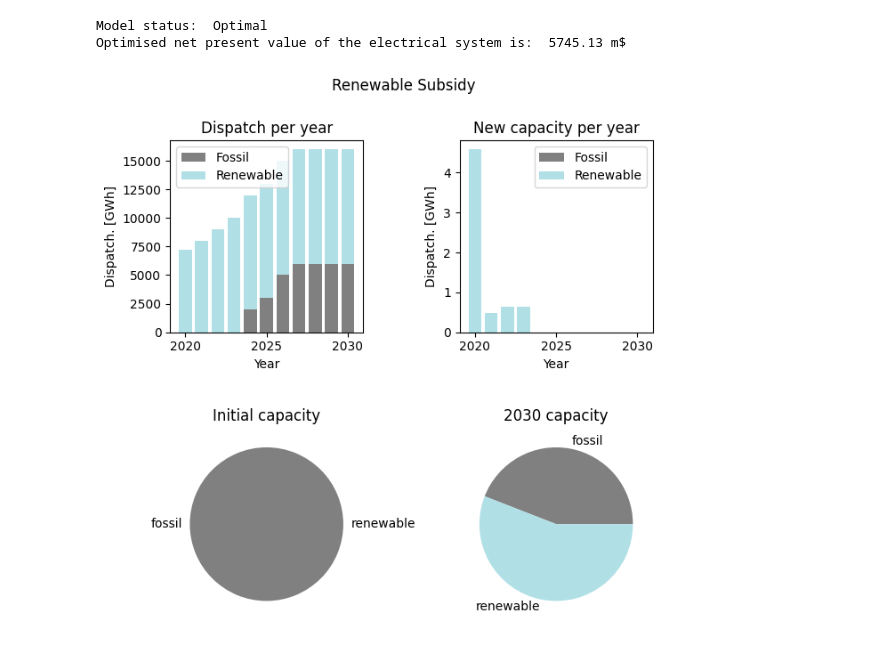
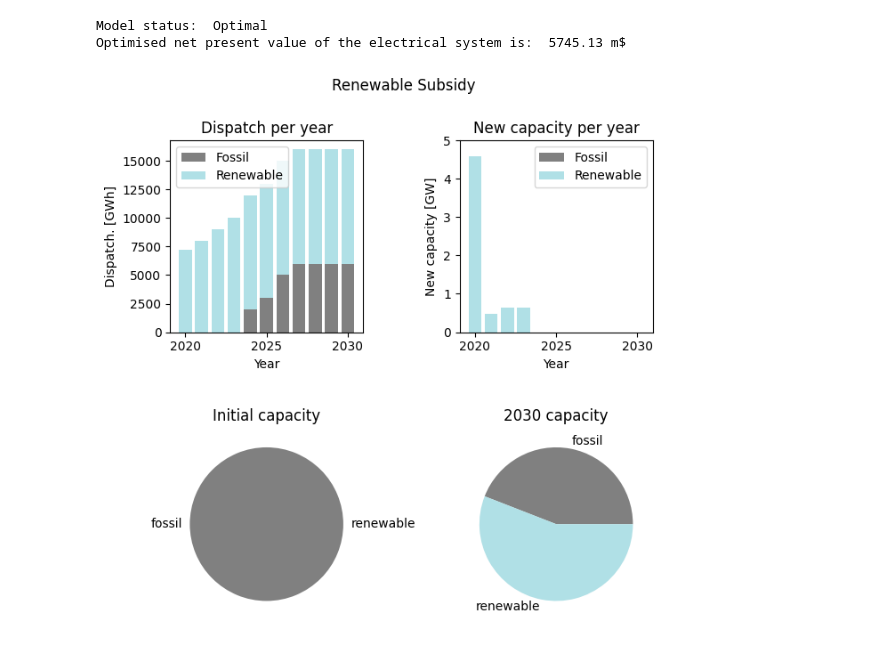
Before and after one commit to RozaliaBuzova/single-region-energy-system-optimisation, a Jupyter notebook: Single_Region_Energy_Model_Local.ipynb, the cells around one changed output. Saved outputs shown, nothing was run; the diff lists cells and outputs as text; code cells hidden in the pictures.

```diff
--- a/Single_Region_Energy_Model_Local.ipynb
+++ b/Single_Region_Energy_Model_Local.ipynb
@@ -578,32 +581,33 @@ ax[0,0].set_xticks([2020, 2025, 2030])
 ax[0,0].legend()
 
 #Top right
 ax[0,1].bar(years, [subsidy_new_capacity[('fossil',y)] for y in years], \
        color = 'grey', \
        label = 'Fossil')
 ax[0,1].bar(years, [subsidy_new_capacity[('renewable',y)] for y in years], \
        color = 'powderblue', \
        label = 'Renewable')
 ax[0,1].set_title('New capacity per year')
 ax[0,1].set_xlabel('Year')
-ax[0,1].set_ylabel('Dispatch. [GWh]')
+ax[0,1].set_ylabel('New capacity [GW]')
 ax[0,1].set_xticks([2020, 2025, 2030])
+ax[0,1].set_ylim(top=5)
 ax[0,1].legend()
 
 #Bottom left
 ax[1,0].pie(TechnologiesDataFrame.Initial_Capacity_GW, \
                 labels = technologies, \
                 colors = ['grey', 'powderblue'])
 ax[1,0].set_title('Initial capacity')
 
 #Bottom right
 ax[1,1].pie([subsidy_cumulative_capacity[(t,2030)] for t in technologies], \
                 labels = technologies, \
                 colors = ['grey', 'powderblue'])
 ax[1,1].set_title('2030 capacity')
 
 plt.subplots_adjust(wspace=0.5, hspace=0.5)
 fig.suptitle('Renewable Subsidy')
 plt.savefig('images/renewable_subsidy_summary.png')
 # %% [output]
-[figure, old version]
+[figure, new version]
```
Also changed, not shown: parts of 3 cells of this notebook, 4 other files.
